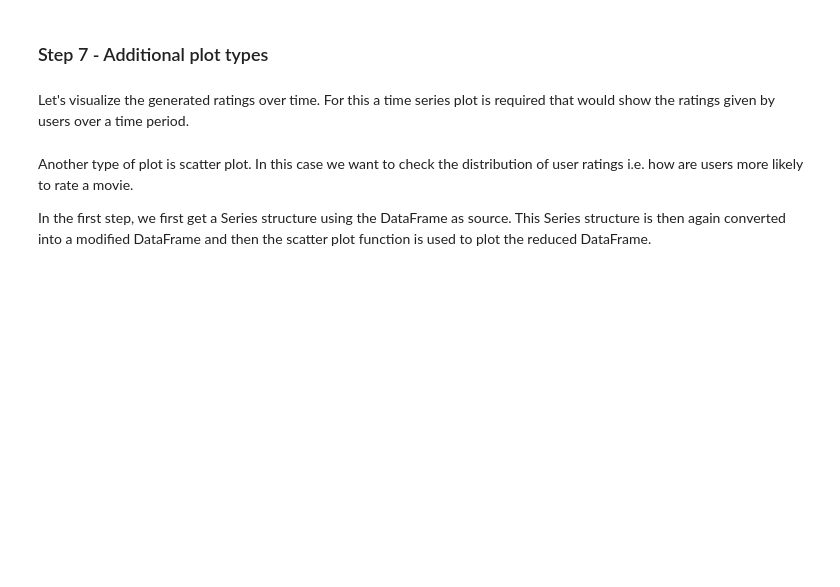
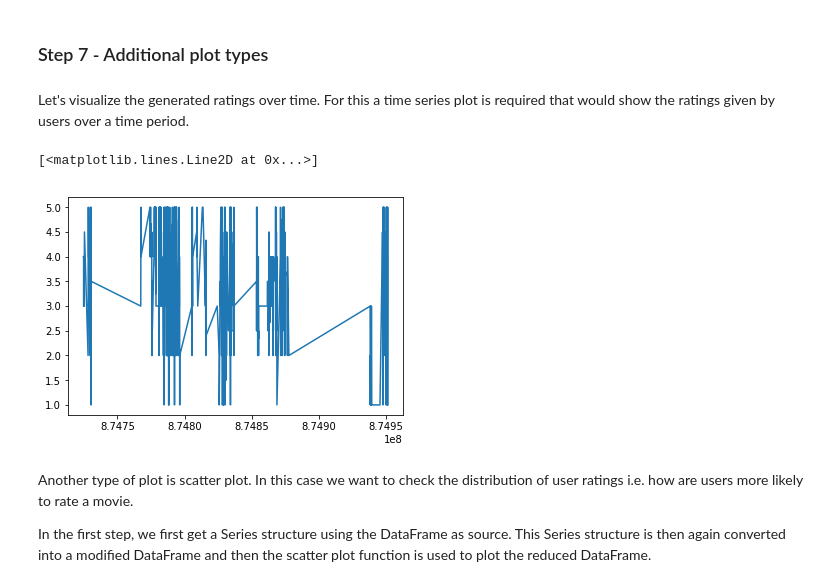
Before and after one commit to ziababar/recommender, a Jupyter notebook: RecSys - Data Visualization.ipynb, the cells around one changed output. Saved outputs shown, nothing was run; the diff lists cells and outputs as text; code cells hidden in the pictures; blank space fills up the shorter version.

Commit message:
updated data visualization

```diff
--- a/RecSys - Data Visualization.ipynb
+++ b/RecSys - Data Visualization.ipynb
@@ -29,11 +29,17 @@ Load the data from the multiple files into several dataframes
 - u.item file contains a list of all the movie items
 - u.data file contains a list of 100,000 ratings made by 943 users on 1682 movie items
 # %%
+# Column headers for the dataset
+data_cols = ['user id','movie id','rating','timestamp']
+item_cols = ['movie id','movie title','release date', 'video release date','IMDb URL','unknown','Action', 'Adventure','Animation','Childrens','Comedy','Crime', 'Documentary','Drama','Fantasy','Film-Noir','Horror', 'Musical','Mystery','Romance ','Sci-Fi','Thriller', 'War' ,'Western']
+user_cols = ['user id','age','gender','occupation', 'zip code']
+
+
 # General information about dataset
 df_u_info = pd.read_csv('/home/nbuser/library/u.info', header=None, sep=' ')
 
 # List of users
-df_u_user = pd.read_csv('/home/nbuser/library/u.user', sep='|')
+df_u_user = pd.read_csv('/home/nbuser/library/u.user', header=None, sep='|', names=user_cols, encoding='latin-1')
 
 # List of user occupation
 df_u_occupation = pd.read_csv('/home/nbuser/library/u.occupation', header=None)
@@ -42,10 +48,10 @@ df_u_occupation = pd.read_csv('/home/nbuser/library/u.occupation', header=None)
 df_u_genre = pd.read_csv('/home/nbuser/library/u.genre', sep='|', header=None)
 
 # List of movie items
-#df_u_item = pd.read_csv('/home/nbuser/library/u.item', sep='|')
+#df_u_item = pd.read_csv('/home/nbuser/library/u.item', header=None, sep='|', names=item_cols, encoding='latin-1')
 
 # Transactional user data
-df_u_data = pd.read_csv('/home/nbuser/library/u.data', sep='\t')
+df_u_data = pd.read_csv('/home/nbuser/library/u.data', header=None, sep='\t', names=data_cols, encoding='latin-1')
 # %% [markdown]
 <h3>Step 4 - Analyze the dataframe</h3>
 # %% [markdown]
@@ -115,7 +224,10 @@ plt.hist(df_u_data.groupby(['ItemId'])['Rating'].count())
 # %% [markdown]
 Let's visualize the generated ratings over time. For this a time series plot is required that would show the ratings given by users over a time period.
 # %%
-plt.plot(df_u_data.groupby(['Timestamp'])['Rating'].count().head(1000))
+plt.plot(df_u_data.groupby(['Timestamp'])['Rating'].mean().head(1000))
+# %% [output]
+[<matplotlib.lines.Line2D at 0x...>]
+[figure, added]
 # %% [markdown]
 Another type of plot is scatter plot. In this case we want to check the distribution of user ratings i.e. how are users more likely to rate a movie.
 
```
Also changed, not shown: parts of 14 cells of this notebook.
